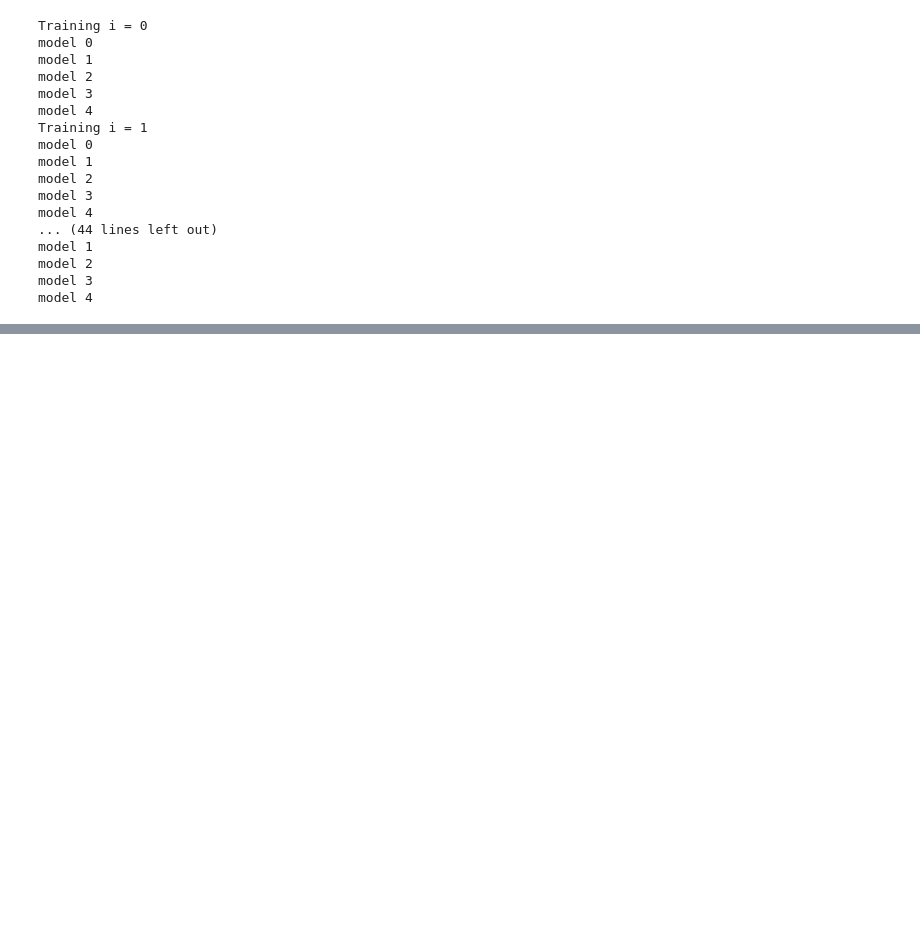
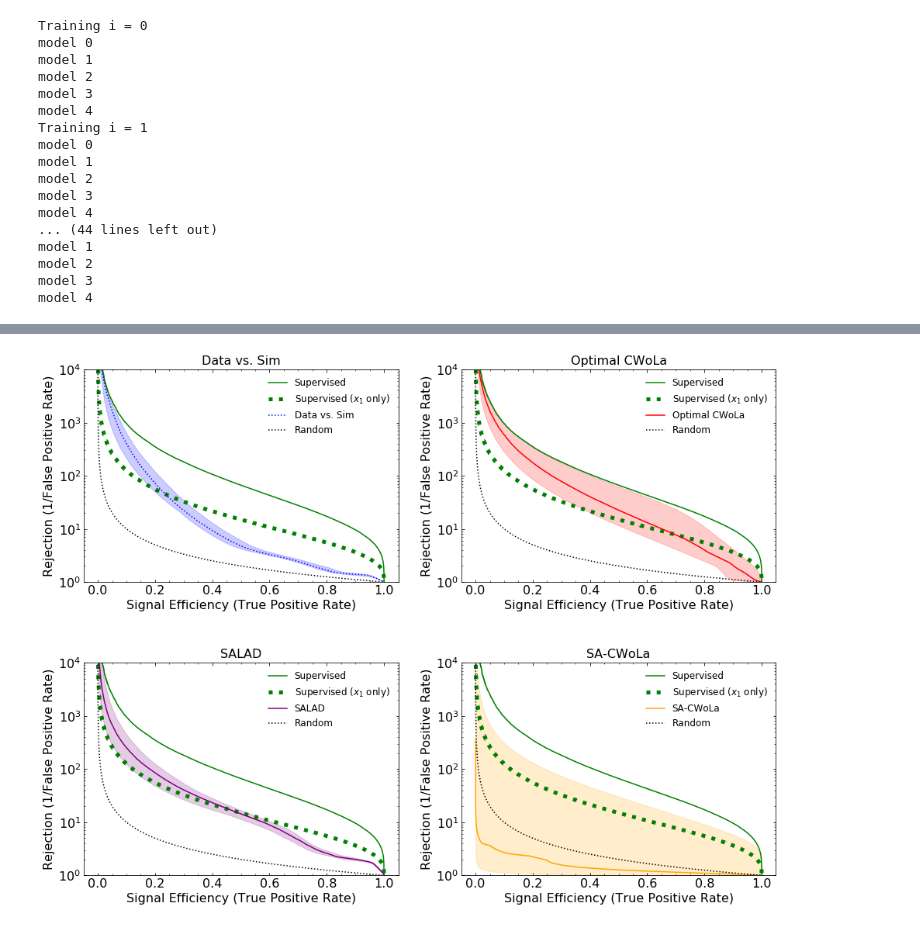
Before and after one commit to bnachman/DCTRHunting, a Jupyter notebook: CWoLaSimulationAssistedDecorrelation_Toy.ipynb, the cells around one changed output, grey strips where cells are left out. Saved outputs shown, nothing was run; the diff lists cells and outputs as text; code cells hidden in the pictures; blank space fills up the shorter version.

```diff
--- a/CWoLaSimulationAssistedDecorrelation_Toy.ipynb
+++ b/CWoLaSimulationAssistedDecorrelation_Toy.ipynb
@@ -656,7 +772,9 @@ plt.savefig('plots/imperfect_sim_averaged_5/toy_lambda_50_banded.pdf', bbox_inch
 
 bands = {'dvsim': (dvsim_max, dvsim_med, dvsim_min, {'label':'Data vs. Sim', 'color':'blue', 'ls':':'}),
          'ocwola': (ocwola_max, ocwola_med, ocwola_min, {'label':'Optimal CWoLa', 'color':'red'}),
-         'cwola': (cwola_max, cwola_med, cwola_min, {'label':'CWoLa', 'color':'red', 'ls':':'}),
+#          'cwola': (cwola_max, cwola_med, cwola_min, {'label':'CWoLa', 'color':'red', 'ls':':'}),
+        'SALAD': (SALAD_max, SALAD_med, SALAD_min, {'label':'SALAD', 'color':'purple'}),
+
          'sacwola': (sacwola_max, sacwola_med, sacwola_min, {'label':'SA-CWoLa', 'color':'orange'})
         }
 
@@ -670,30 +788,32 @@ for i, key in enumerate(bands):
     ax0 = plt.subplot(gs[row, col])
     ax0.yaxis.set_ticks_position('both')
     ax0.xaxis.set_ticks_position('both')
     ax0.tick_params(direction="in",which="both")
     ax0.minorticks_on()
     plt.xticks(fontsize=16)
     plt.yticks(fontsize=16)
 
     plt.yscale("log")
     plt.ylim([1,1e4])
 
     line_max, line_med, line_min, opt = bands[key]
 
     plt.plot(tpr_sup,1./fpr_sup,label="Supervised",color='green')
     plt.plot(tpr_sup1d,1./fpr_sup1d,label="Supervised ($x_1$ only)",color='green',ls=":",linewidth=5)
 
     plt.plot(tpr_pts, line_med, **opt)
     plt.fill_between(tpr_pts, line_max, line_min, color=opt['color'], alpha=0.2)
 
     plt.plot(tpr_sup,1./tpr_sup,color="black",ls=":",label="Random")
 
     plt.xlabel(r'Signal Efficiency (True Positive Rate)',fontsize=16)
     plt.ylabel(r"Rejection (1/False Positive Rate)",fontsize=16)
     plt.legend(frameon=False,fontsize=12,loc="upper right")
 
     plt.title(opt['label'], fontsize=16)
 
 # plt.title("$2D$ $Gaussian$ $Example$",fontsize=20,loc="right")
 plt.savefig('plots/imperfect_sim_averaged_5/toy_lambda_50_separate.png', bbox_inches='tight', padinches=0)
 plt.savefig('plots/imperfect_sim_averaged_5/toy_lambda_50_separate.pdf', bbox_inches='tight', padinches=0)
+# %% [output]
+[figure, added]
```
Also changed, not shown: parts of 12 cells of this notebook.
